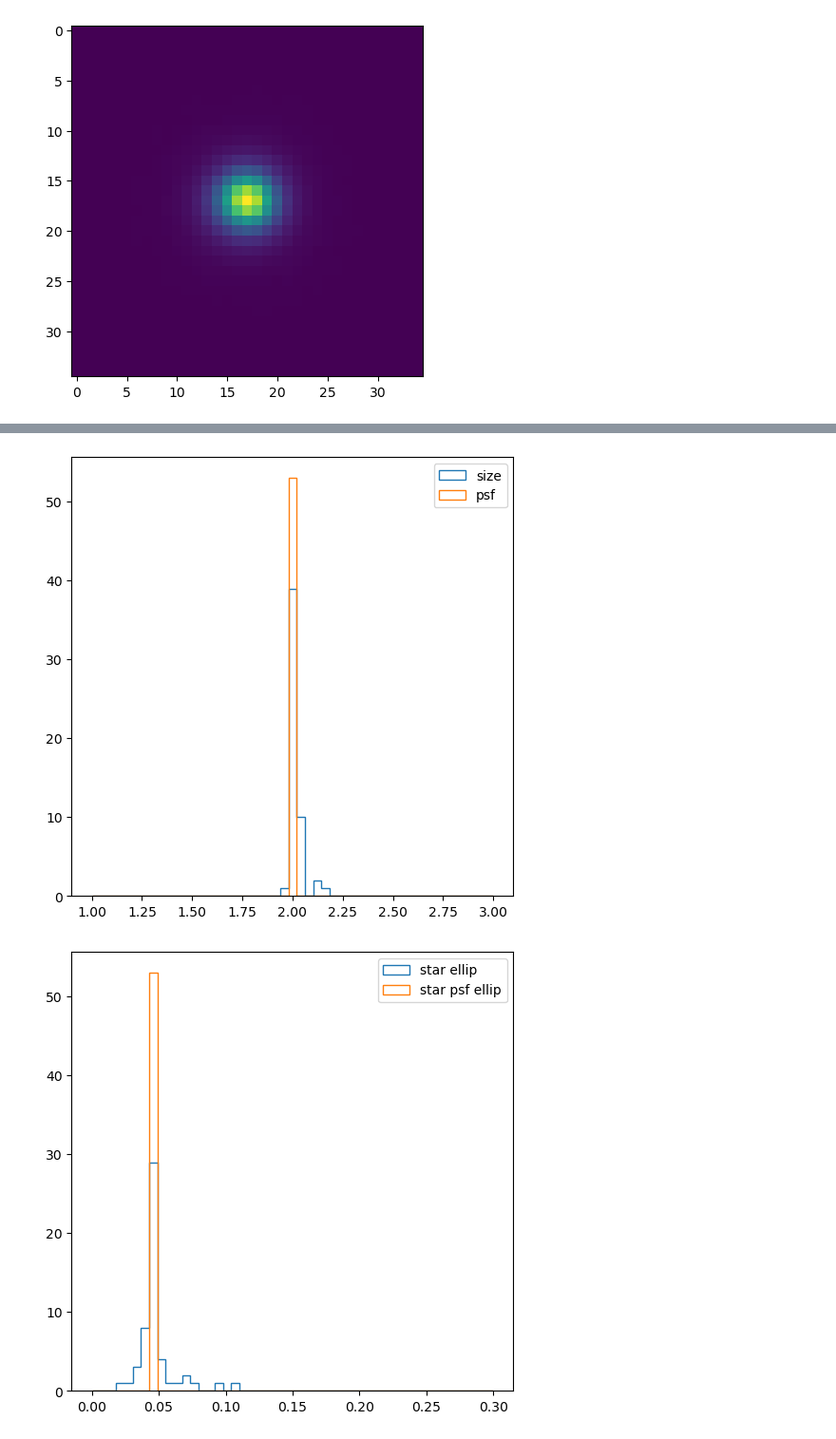
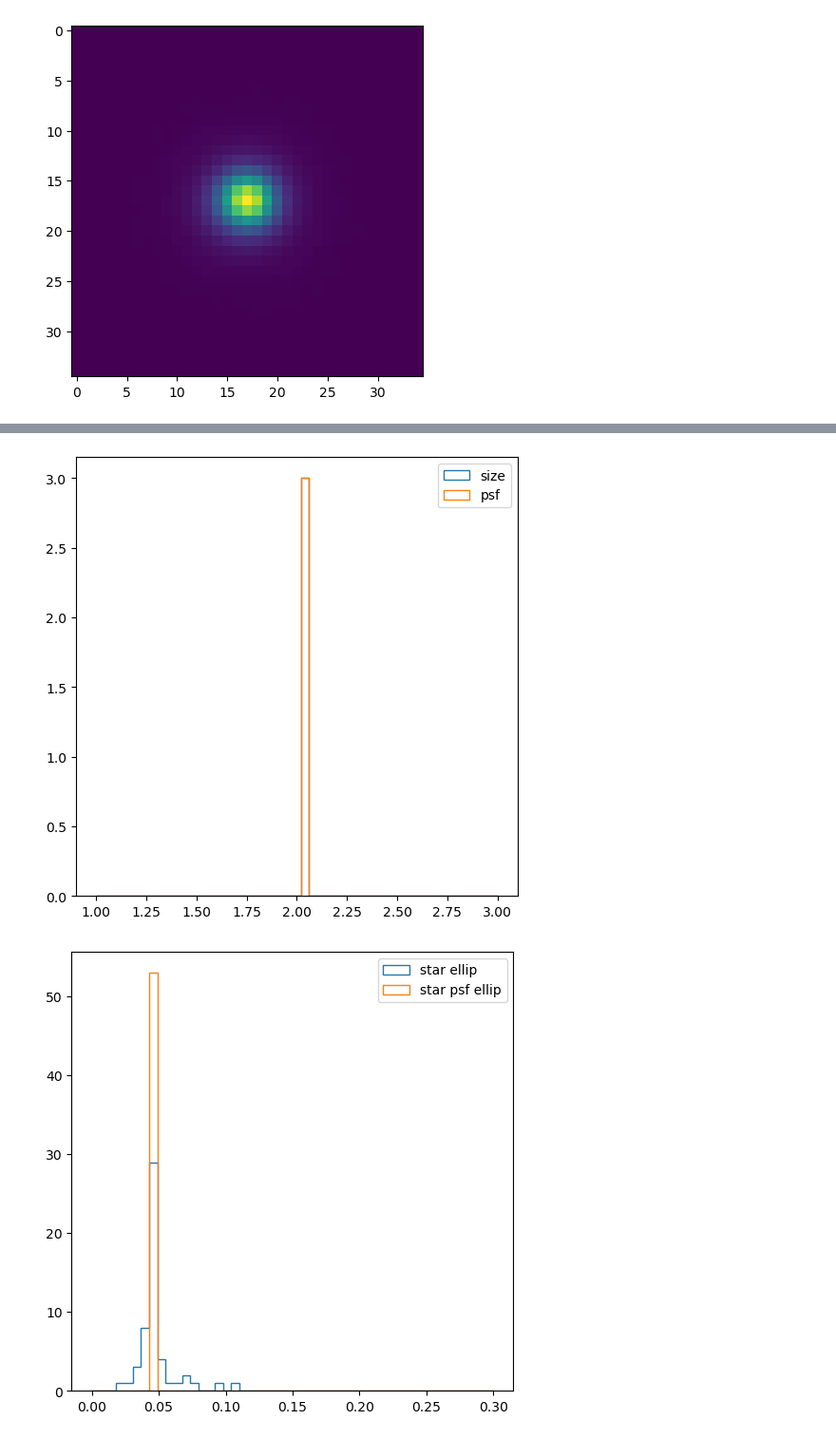
Before and after one commit to philipladuca24/LSST-SimCatVal, a Jupyter notebook: LSST-SimCatVal/testing_psf.ipynb, the cells around one changed output, grey strips where cells are left out. Shown at 95% size. Cells and saved outputs as stored; diff of their text form; code cells hidden in the pictures.

```diff
--- a/LSST-SimCatVal/testing_psf.ipynb
+++ b/LSST-SimCatVal/testing_psf.ipynb
@@ -14,5 +14,5 @@ e2 = 2 * 0.04705147820609136 / (4.276403865164397 + 3.9147911399189756)
 sample = {'n_images':139.0, 'sigma':2.3588755, 'psf':2.022704631674261, 'e1': e1,'e2':e2}
 simp = {'i': sample}
 print(simp)
-afw_img, cat, truths, area = SimCatVal('/hildafs/home/pladuca/main/skyCatalog.yaml',ra,dec,2000,50,simp,31.4,True)
+afw_img, cat, truths, area = SimCatVal('/hildafs/home/pladuca/main/skyCatalog.yaml',ra,dec,500,50,simp,31.4,True)
 # %% [output]
@@ -154,14 +156,14 @@ temp = temp[(temp['deblend_nChild'] == 0) &
 temp = temp[(temp['base_PsfFlux_instFlux']/temp['base_PsfFlux_instFluxErr'] >= 10)]
 
 mag = -2.5 * np.log10(temp['modelfit_CModel_instFlux']) + 31.4
-size = np.sqrt(temp['base_SdssShape_xx'] + temp['base_SdssShape_yy'])
+size = (temp['base_SdssShape_xx'] * temp['base_SdssShape_yy'] - temp['base_SdssShape_xy']**2)**0.25
 
 plt.scatter(mag, size)
 # plt.scatter(mag, psf, s=0.3, alpha=0.3)
 plt.axhline(2.15, c='r')
 plt.axhline(1.95, c='r')
 plt.axvline(23.75, c='r')
-plt.ylim(1,4)
+plt.ylim(0,4)
 plt.xlim(13,28)
 # %% [output]
 (13.0, 28.0)
@@ -169,16 +171,16 @@ plt.xlim(13,28)
 # %%
 stars = temp[(mag < 23.75) & (size < 2.15) & (size > 1.95)]
 
 size_bins = np.linspace(1,3,50)
-star_size = np.sqrt(stars['base_SdssShape_xx'] + stars['base_SdssShape_yy'])
-star_psf = np.sqrt(stars['base_SdssShape_psf_xx'] + stars['base_SdssShape_psf_yy'])
+star_size = (stars['base_SdssShape_xx'] * stars['base_SdssShape_yy'] - stars['base_SdssShape_xy']**2)**0.25
+star_psf = (stars['base_SdssShape_psf_xx'] * stars['base_SdssShape_psf_yy'] - stars['base_SdssShape_psf_xy']**2)**0.25
 fig, ax = plt.subplots(figsize=(6,6))
 plt.hist(star_size, size_bins, histtype="step", label="size")
 plt.hist(star_psf, size_bins, histtype="step", label="psf")
 plt.legend()
 plt.show()
 # %% [output]
-[figure, old version]
+[figure, new version]
 # %%
 e1 = (stars['base_SdssShape_psf_xx'] - stars['base_SdssShape_psf_yy'])/(stars['base_SdssShape_psf_xx'] + stars['base_SdssShape_psf_yy'])
 e2 = 2*(stars['base_SdssShape_psf_xy'])/(stars['base_SdssShape_psf_xx'] + stars['base_SdssShape_psf_yy'])
```
Also changed, not shown: parts of 9 cells of this notebook, 2 other files.
